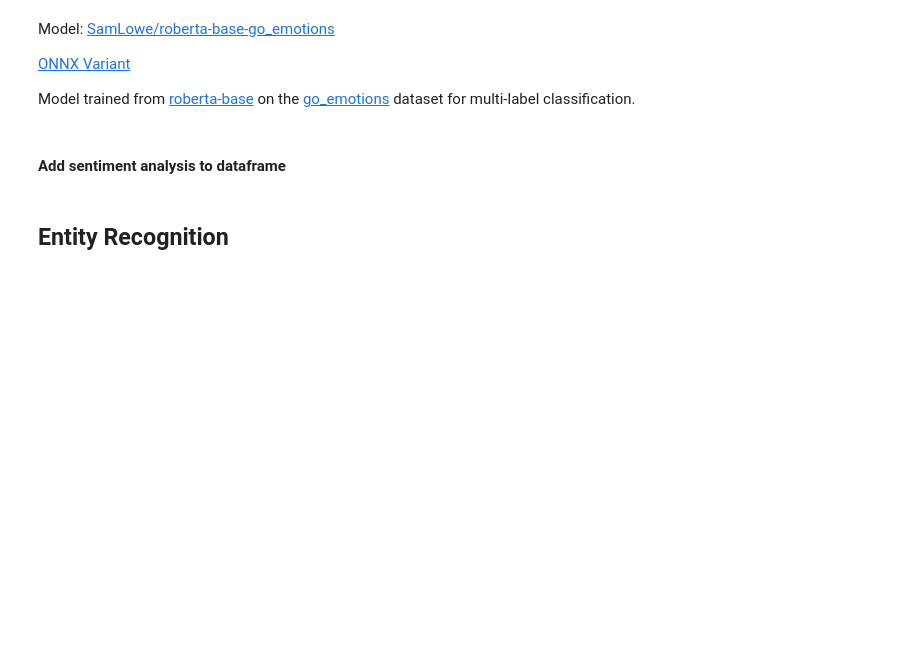
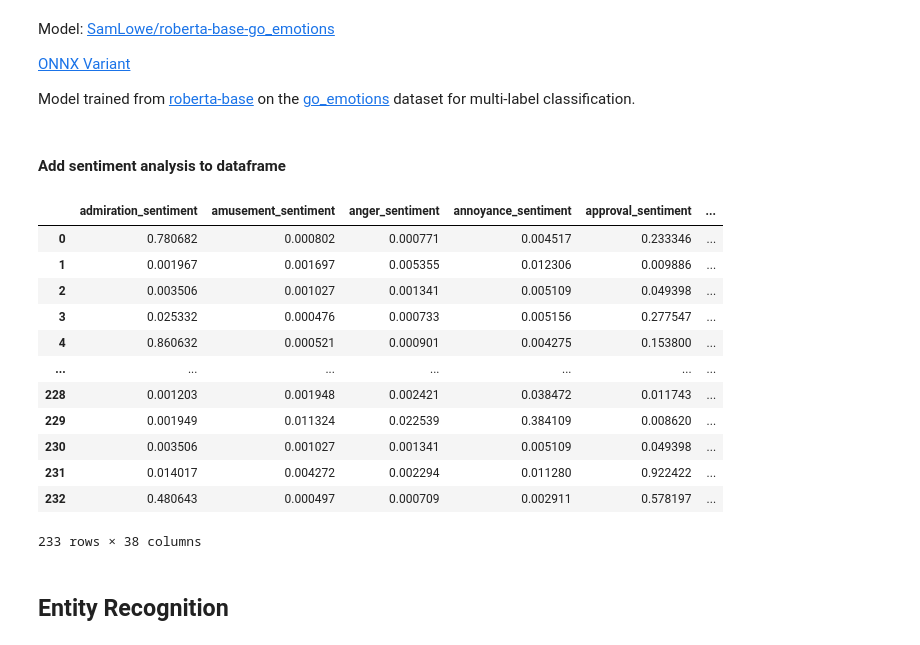
Before and after one commit to cameronslee/clippi, a Jupyter notebook: text_preprocessing.ipynb, the cells around one changed output. Drawn from its saved outputs; the diff is of its cells as text; code cells hidden in the pictures; blank space fills up the shorter version.

Commit message:
feat(sentiment): pos and neg sentiment column

```diff
--- a/text_preprocessing.ipynb
+++ b/text_preprocessing.ipynb
@@ -104,21 +124,73 @@ sentiment_pipe = pipeline(task="text-classification", model="SamLowe/roberta-bas
 # %%
 def get_sentiment(row):
     return sentiment_pipe(row['text'])[0] # produces a list of dicts for each label
 
 df['sentiment'] = df.apply(get_sentiment, axis=1)
 
 def unpack_sentiment(row):
     sentiment = row['sentiment']
     if sentiment:
         for label_dict in sentiment:
             label = label_dict['label'] + "_sentiment"
             score = label_dict['score']
             row[label] = score
     return row
 
 df = df.apply(unpack_sentiment, axis=1)
 
+def get_positive_sentiment(row):
+    res = 0
+    res += row['admiration_sentiment']
+    res += row['amusement_sentiment']
+    res += row['approval_sentiment']
+    res += row['caring_sentiment']
+    res += row['curiosity_sentiment']
+    res += row['desire_sentiment']
+    res += row['gratitude_sentiment']
+    res += row['joy_sentiment']
+    res += row['love_sentiment']
+    res += row['optimism_sentiment']
+    res += row['pride_sentiment']
+    res += row['relief_sentiment']
+    res += row['surprise_sentiment']
+
+    return res
+
+def get_negative_sentiment(row):
+    res = 0
+    res += row['anger_sentiment']
+    res += row['annoyance_sentiment']
+    res += row['confusion_sentiment']
+    res += row['disappointment_sentiment']
+    res += row['disapproval_sentiment']
+    res += row['disgust_sentiment']
+    res += row['embarrassment_sentiment']
+    res += row['fear_sentiment']
+    res += row['grief_sentiment']
+    res += row['nervousness_sentiment']
+    res += row['realization_sentiment']
+    res += row['remorse_sentiment']
+    res += row['sadness_sentiment']
+    return res
+
+df['positive_sentiment'] = df.apply(get_positive_sentiment, axis=1)
+df['negative_sentiment'] = df.apply(get_negative_sentiment, axis=1)
+
 df
+# %% [output]
+|  | admiration_sentiment | amusement_sentiment | anger_sentiment | annoyance_sentiment | approval_sentiment | ... |
+| 0 | 0.780682 | 0.000802 | 0.000771 | 0.004517 | 0.233346 | ... |
+| 1 | 0.001967 | 0.001697 | 0.005355 | 0.012306 | 0.009886 | ... |
+| 2 | 0.003506 | 0.001027 | 0.001341 | 0.005109 | 0.049398 | ... |
+| 3 | 0.025332 | 0.000476 | 0.000733 | 0.005156 | 0.277547 | ... |
+| 4 | 0.860632 | 0.000521 | 0.000901 | 0.004275 | 0.153800 | ... |
+| ... | ... | ... | ... | ... | ... | ... |
+| 228 | 0.001203 | 0.001948 | 0.002421 | 0.038472 | 0.011743 | ... |
+| 229 | 0.001949 | 0.011324 | 0.022539 | 0.384109 | 0.008620 | ... |
+| 230 | 0.003506 | 0.001027 | 0.001341 | 0.005109 | 0.049398 | ... |
+| 231 | 0.014017 | 0.004272 | 0.002294 | 0.011280 | 0.922422 | ... |
+| 232 | 0.480643 | 0.000497 | 0.000709 | 0.002911 | 0.578197 | ... |
+233 rows × 38 columns
 # %% [markdown]
 ## Entity Recognition
 # %%
```
Also changed, not shown: parts of 5 cells of this notebook, 1 other file.
